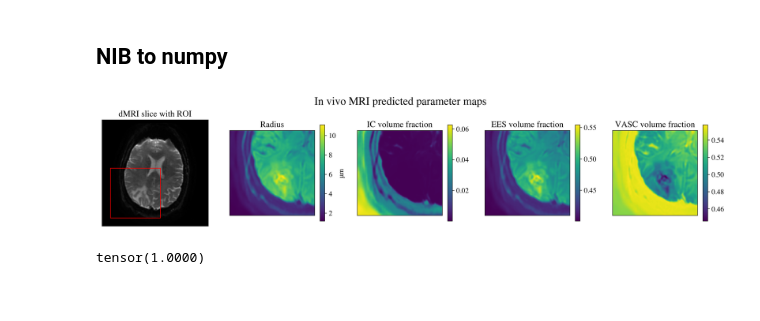
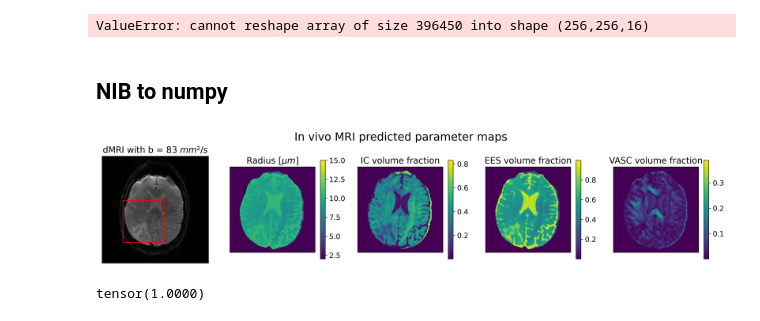
Before and after one commit to theavage/Master-project, a Jupyter notebook: network/test.ipynb, the cells around one changed output. Cells and saved outputs as stored; diff of their text form; code cells hidden in the pictures.

```diff
--- a/network/test.ipynb
+++ b/network/test.ipynb
@@ -5,47 +7,66 @@ from dmipy.core.acquisition_scheme import acquisition_scheme_from_schemefile
+# %%
+data = nib.load("/home/mmiv/Master-project/data/GS55_all.nii.gz").get_fdata()
+img_mask = nib.load("/home/mmiv/Master-project/data/GS55_all_mask.nii").get_fdata()
+pred_radi = np.load("results/radii_9180_160.npy").reshape([256,256,16])
+pred_f_sphere = np.load("results/f_sphere_9180_160.npy").reshape([256,256,16])
+pred_f_ball = np.load("results/f_ball_9180_160.npy").reshape([256,256,16])
+pred_f_stick = np.load("results/f_stick_9180_160.npy").reshape([256,256,16])
+# %% [output]
+ValueError: cannot reshape array of size 396450 into shape (256,256,16)
+# %%
+mask = img_mask == 0
+
+pred_radi[mask] = 0
+pred_f_sphere[mask] = 0
+pred_f_ball[mask] = 0
+pred_f_stick[mask] = 0
 # %% [markdown]
 ## NIB to numpy
 # %%
 import matplotlib.patches as patches
 
-image = ndimage.rotate(data[:,:,14,100], 90)
-images = [image,r*10,f_s,f_b,f_stick]
-names = ["dMRI slice with ROI","Radius",'IC volume fraction','EES volume fraction','VASC volume fraction']
+image = ndimage.rotate(data[:,:,14,1], 90)
+images = [image,pred_radi[30:226,30:226,14],pred_f_sphere[30:226,30:226,14],pred_f_ball[30:226,30:226,14],pred_f_stick[30:226,30:226,14]]
+names = ["dMRI with b = 83 $mm²/s$","Radius $[\mu m]$",'IC volume fraction','EES volume fraction','VASC volume fraction']
 
-
-plt.rcParams["font.family"] = "times"
 plt.rcParams["figure.dpi"] = 300
 plt.rcParams['savefig.dpi'] = 300
 plt.rcParams['font.size'] = 13
 
 fig = plt.figure(figsize=(20,4))
-
 
 ax1 = plt.subplot2grid(shape=(1, 5), loc=(0, 0))
 ax2 = plt.subplot2grid(shape=(1, 5), loc=(0, 1))
 ax3 = plt.subplot2grid(shape=(1, 5), loc=(0, 2))
 ax4 = plt.subplot2grid(shape=(1, 5), loc=(0, 3))
 ax5 = plt.subplot2grid((1, 5), (0, 4))
 
 axes = [ax1,ax2,ax3,ax4,ax5]
 
 for i in range(len(axes)):
 
     if i == 0:
         axes[i].imshow(images[i],cmap='gray')
-        rect = patches.Rectangle((20,116),120,120,linewidth=1,edgecolor='r',facecolor='none')
+        rect = patches.Rectangle((50,256-50-100),100,100,linewidth=1,edgecolor='r',facecolor='none')
         axes[i].add_patch(rect)
 
     else:
-        image = axes[i].imshow(ndimage.rotate(images[i],90))
-        cb = fig.colorbar(image,ax=axes[i], shrink = 0.8)
+        image = axes[i].imshow(ndimage.rotate(images[i], 90),cmap='viridis')
+        mappable = image
+
         if i == 1:
-            cb.set_label('\u03BCm',loc='center')
+            mappable.set_clim(2,15)
+        else:
+            mappable.set_clim(np.min(images[i][np.nonzero(images[i])]), images[i].max())
+        fig.colorbar(mappable, ax=axes[i], shrink=0.8)
+
+
     axes[i].set_title(names[i])
 
     axes[i].get_xaxis().set_visible(False)
     axes[i].get_yaxis().set_visible(False)
 
 fig.suptitle('In vivo MRI predicted parameter maps',fontsize=20)
 plt.show()
 # %% [output]
-[figure, old version]
+[figure, new version]
```
Also changed, not shown: parts of 12 cells of this notebook, 13 other files.
